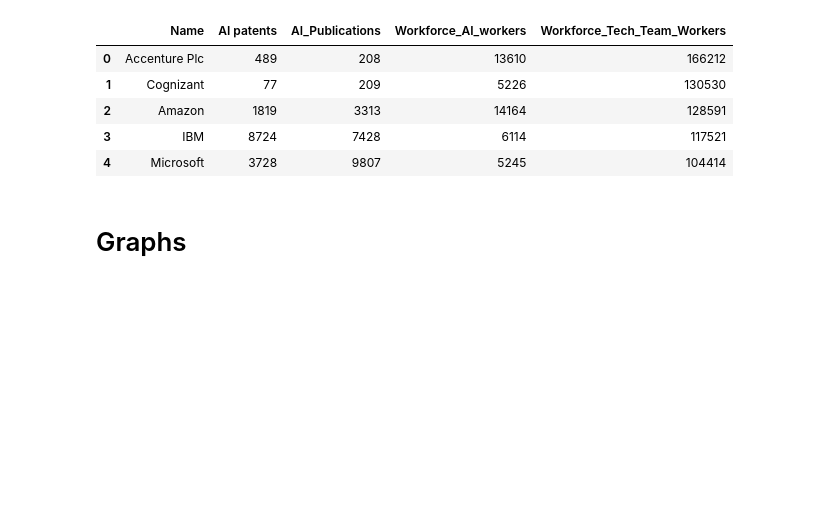
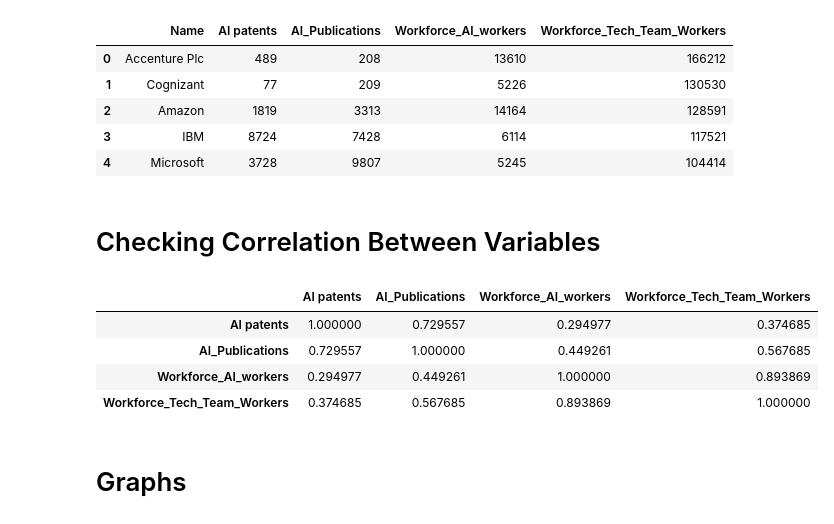
Before and after one commit to qitouying/Data-Visualization, a Jupyter notebook: Codes.ipynb, the cells around one changed output. Saved outputs shown, nothing was run; the diff lists cells and outputs as text; code cells hidden in the pictures; blank space fills up the shorter version.

Commit message:
df.corr

```diff
--- a/Codes.ipynb
+++ b/Codes.ipynb
@@ -165,6 +165,17 @@ df.head()
 | 2 | Amazon | 1819 | 3313 | 14164 | 128591 |
 | 3 | IBM | 8724 | 7428 | 6114 | 117521 |
 | 4 | Microsoft | 3728 | 9807 | 5245 | 104414 |
+# %% [markdown]
+# Checking Correlation Between Variables
+# %%
+# Checking Correlations Between Variables
+df.corr()
+# %% [output]
+|  | AI patents | AI_Publications | Workforce_AI_workers | Workforce_Tech_Team_Workers |
+| AI patents | 1.000000 | 0.729557 | 0.294977 | 0.374685 |
+| AI_Publications | 0.729557 | 1.000000 | 0.449261 | 0.567685 |
+| Workforce_AI_workers | 0.294977 | 0.449261 | 1.000000 | 0.893869 |
+| Workforce_Tech_Team_Workers | 0.374685 | 0.567685 | 0.893869 | 1.000000 |
 # %% [markdown]
 # Graphs
 # %% [markdown]
```
